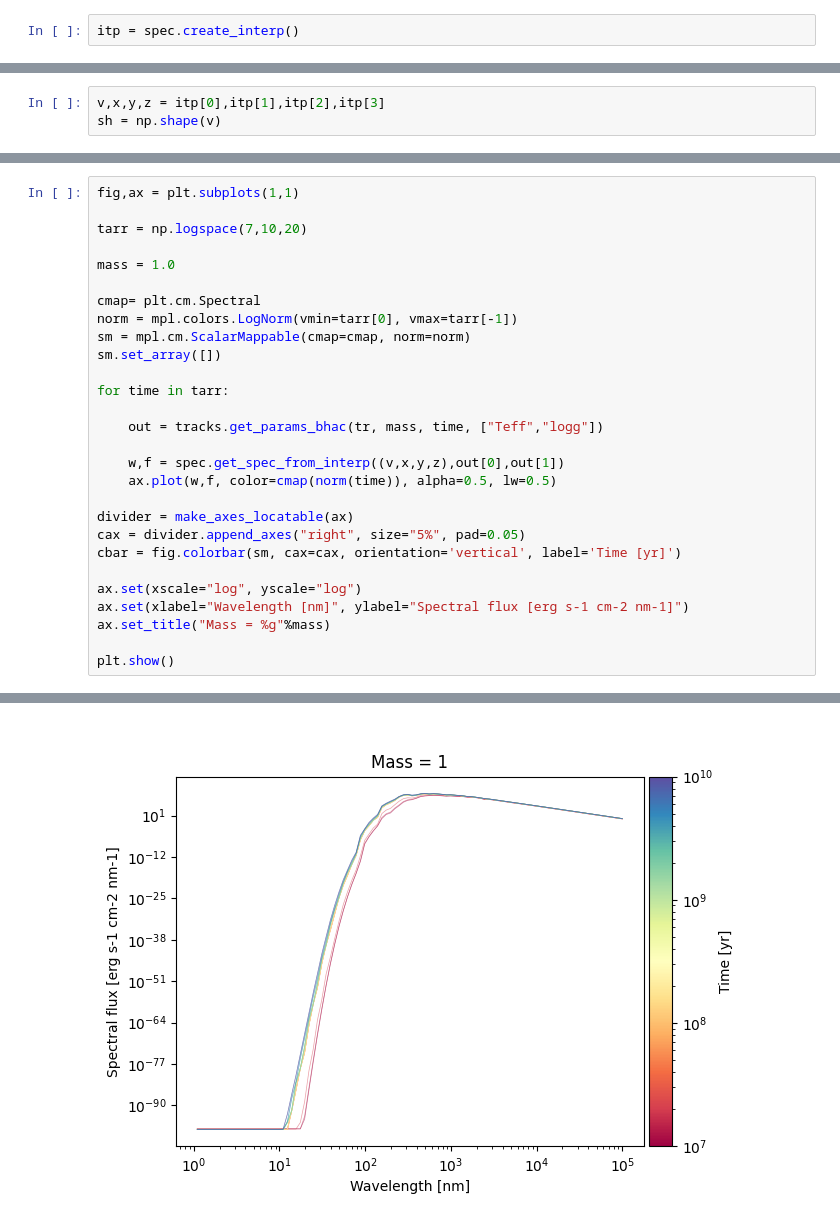
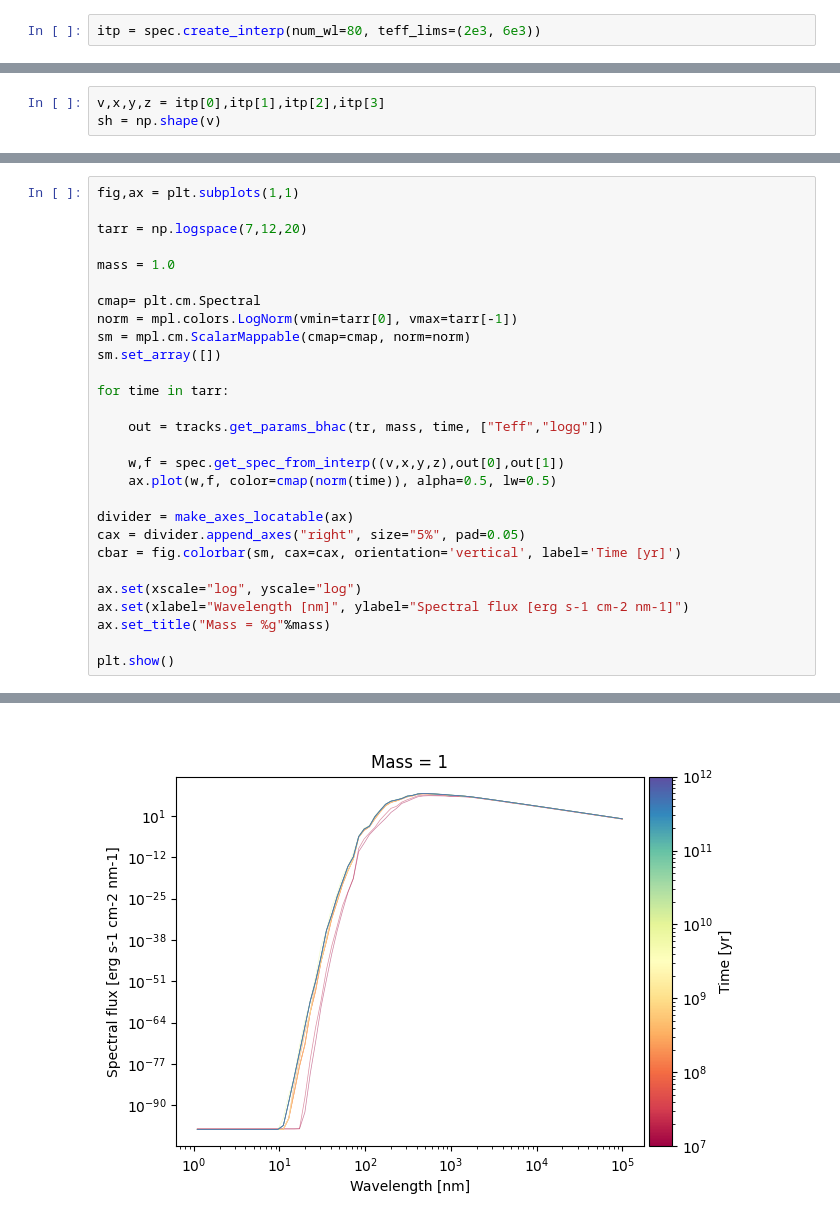
Before and after one commit to nichollsh/MITHRA, a Jupyter notebook: test.ipynb, the cells around one changed output, grey strips where cells are left out. Cells and saved outputs as stored; diff of their text form.

```diff
--- a/test.ipynb
+++ b/test.ipynb
@@ -19,5 +26,5 @@ plot.plot_spectrum(wl,fl)
 # %% [output]
 [figure]
 # %%
-itp = spec.create_interp()
+itp = spec.create_interp(num_wl=80, teff_lims=(2e3, 6e3))
 # %% [output]
@@ -55,7 +65,7 @@ plt.show()
 # %%
 fig,ax = plt.subplots(1,1)
 
-tarr = np.logspace(7,10,20)
+tarr = np.logspace(7,12,20)
 
 mass = 1.0
 
@@ -104 +94 @@ plt.show()
-[figure, old version]
+[figure, new version]
```
Also changed, not shown: parts of 8 cells of this notebook, 1 other file.
